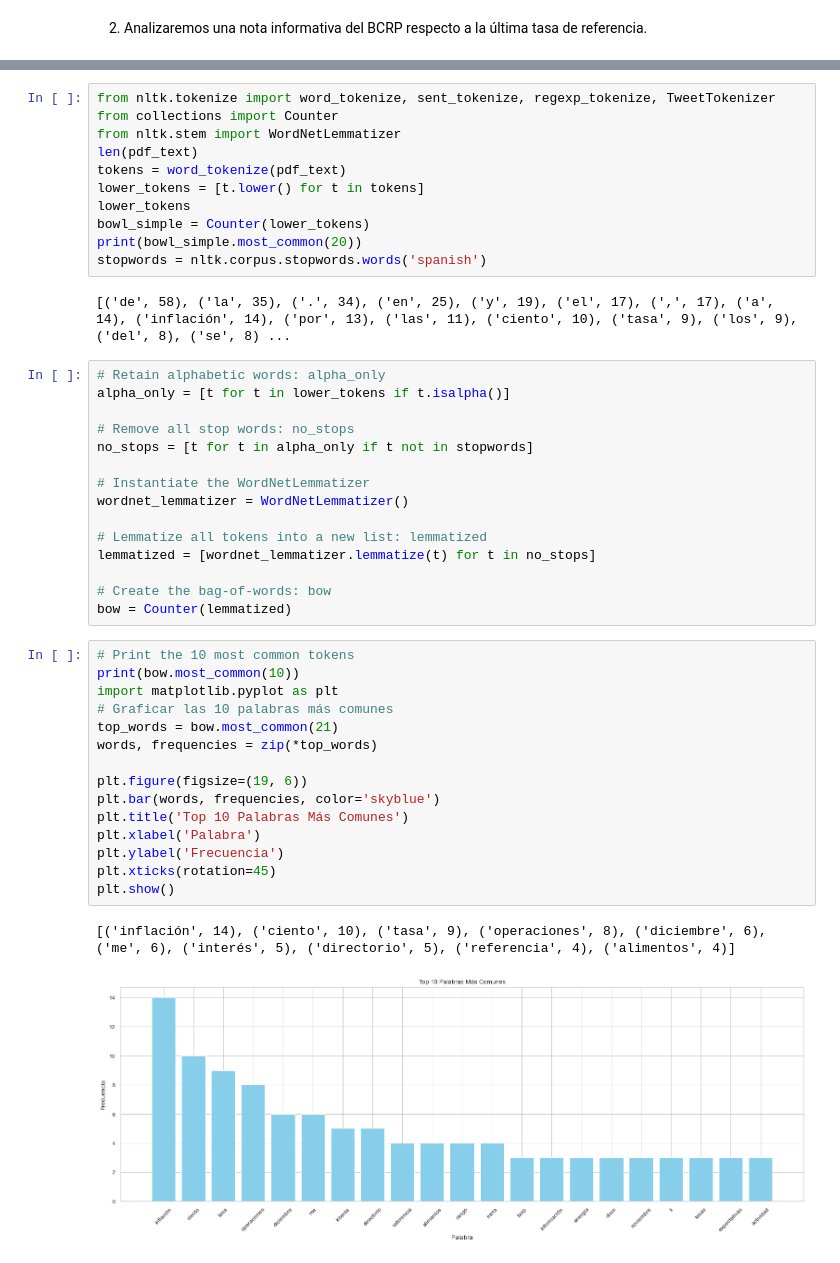
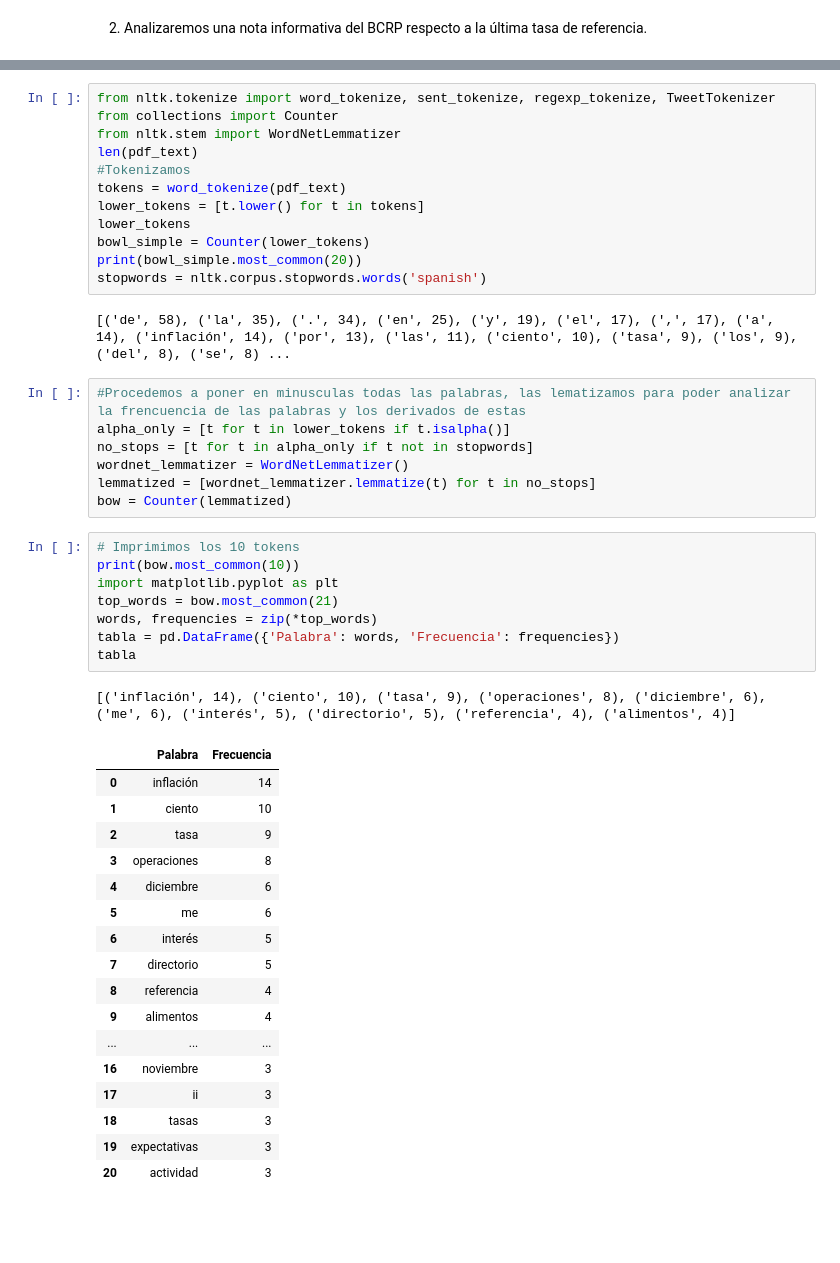
Before and after one commit to qlab-intro-python/proyecto-final-pf-arce-y-mundaca, a Jupyter notebook: proyecto_final.ipynb, the cells around one changed output, grey strips where cells are left out. Drawn from its saved outputs; the diff is of its cells as text; blank space fills up the shorter version.

```diff
--- a/proyecto_final.ipynb
+++ b/proyecto_final.ipynb
@@ -360,6 +392,7 @@ from nltk.tokenize import word_tokenize, sent_tokenize, regexp_tokenize, TweetTo
 from collections import Counter
 from nltk.stem import WordNetLemmatizer
 len(pdf_text)
+#Tokenizamos
 tokens = word_tokenize(pdf_text)
 lower_tokens = [t.lower() for t in tokens]
 lower_tokens
@@ -369,35 +402,36 @@ stopwords = nltk.corpus.stopwords.words('spanish')
 # %% [output]
 [('de', 58), ('la', 35), ('.', 34), ('en', 25), ('y', 19), ('el', 17), (',', 17), ('a', 14), ('inflación', 14), ('por', 13), ('las', 11), ('ciento', 10), ('tasa', 9), ('los', 9), ('del', 8), ('se', 8) ...
 # %%
-# Retain alphabetic words: alpha_only
+#Procedemos a poner en minusculas todas las palabras, las lematizamos para poder analizar la frencuencia de las palabras y los derivados de estas
 alpha_only = [t for t in lower_tokens if t.isalpha()]
-
-# Remove all stop words: no_stops
 no_stops = [t for t in alpha_only if t not in stopwords]
-
-# Instantiate the WordNetLemmatizer
 wordnet_lemmatizer = WordNetLemmatizer()
-
-# Lemmatize all tokens into a new list: lemmatized
 lemmatized = [wordnet_lemmatizer.lemmatize(t) for t in no_stops]
-
-# Create the bag-of-words: bow
 bow = Counter(lemmatized)
 # %%
-# Print the 10 most common tokens
+# Imprimimos los 10 tokens
 print(bow.most_common(10))
 import matplotlib.pyplot as plt
-# Graficar las 10 palabras más comunes
 top_words = bow.most_common(21)
 words, frequencies = zip(*top_words)
-
-plt.figure(figsize=(19, 6))
-plt.bar(words, frequencies, color='skyblue')
-plt.title('Top 10 Palabras Más Comunes')
-plt.xlabel('Palabra')
-plt.ylabel('Frecuencia')
-plt.xticks(rotation=45)
-plt.show()
+tabla = pd.DataFrame({'Palabra': words, 'Frecuencia': frequencies})
+tabla
 # %% [output]
 [('inflación', 14), ('ciento', 10), ('tasa', 9), ('operaciones', 8), ('diciembre', 6), ('me', 6), ('interés', 5), ('directorio', 5), ('referencia', 4), ('alimentos', 4)]
-[figure, removed]
+|  | Palabra | Frecuencia |
+| 0 | inflación | 14 |
+| 1 | ciento | 10 |
+| 2 | tasa | 9 |
+| 3 | operaciones | 8 |
+| 4 | diciembre | 6 |
+| 5 | me | 6 |
+| 6 | interés | 5 |
+| 7 | directorio | 5 |
+| 8 | referencia | 4 |
+| 9 | alimentos | 4 |
+| ... | ... | ... |
+| 16 | noviembre | 3 |
+| 17 | ii | 3 |
+| 18 | tasas | 3 |
+| 19 | expectativas | 3 |
+| 20 | actividad | 3 |
```
Also changed, not shown: parts of 11 cells of this notebook.
